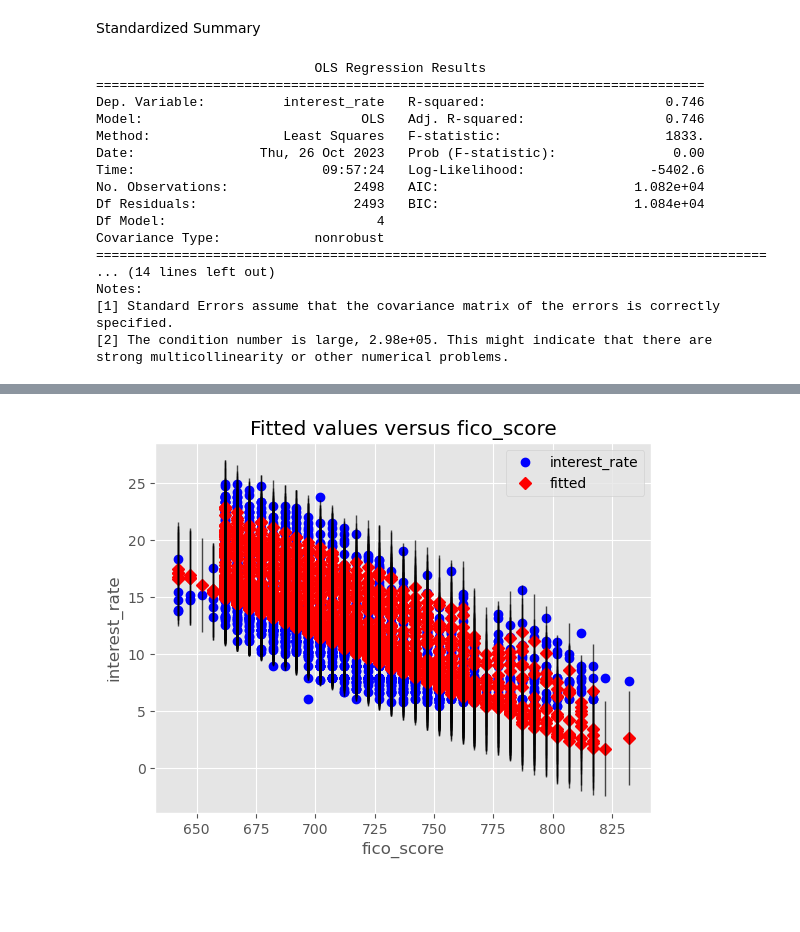
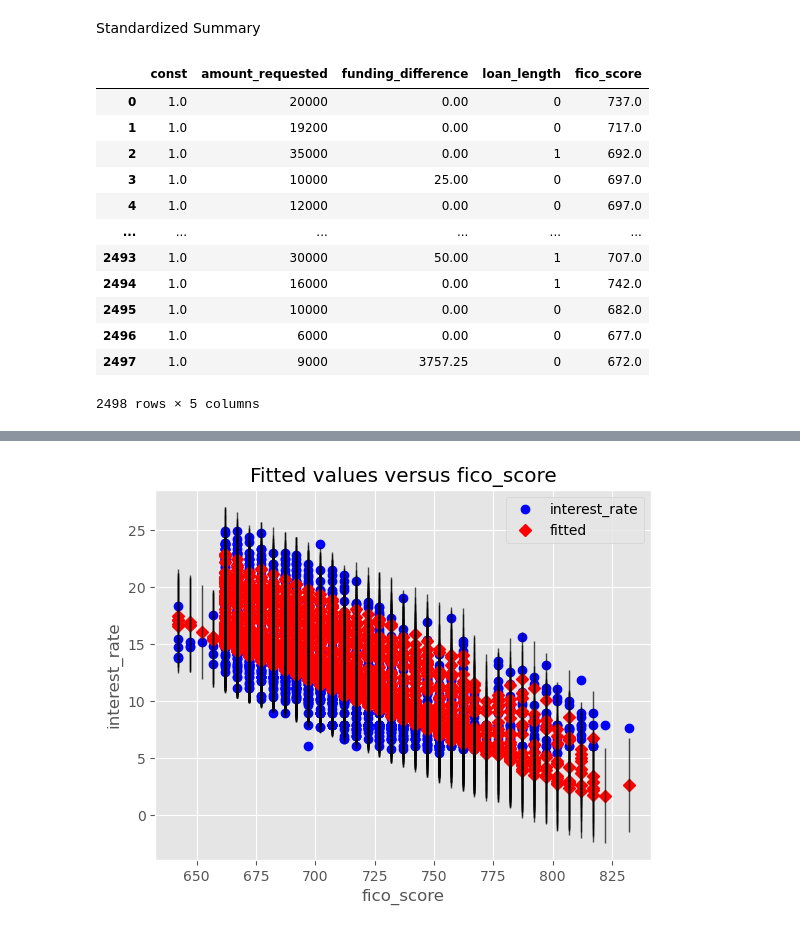
Before and after one commit to chrislee137/Linear_Regression_Case_Study, a Jupyter notebook: solutions/solution.ipynb, the cells around one changed output, grey strips where cells are left out. Saved outputs shown, nothing was run; the diff lists cells and outputs as text; code cells hidden in the pictures; blank space fills up the shorter version.

```diff
--- a/solutions/solution.ipynb
+++ b/solutions/solution.ipynb
@@ -271,0 +269,16 @@ class XyScaler(BaseEstimator, TransformerMixin):
+# %%
+X
+# %% [output]
+|  | const | amount_requested | funding_difference | loan_length | fico_score |
+| 0 | 1.0 | 20000 | 0.00 | 0 | 737.0 |
+| 1 | 1.0 | 19200 | 0.00 | 0 | 717.0 |
+| 2 | 1.0 | 35000 | 0.00 | 1 | 692.0 |
+| 3 | 1.0 | 10000 | 25.00 | 0 | 697.0 |
+| 4 | 1.0 | 12000 | 0.00 | 0 | 697.0 |
+| ... | ... | ... | ... | ... | ... |
+| 2493 | 1.0 | 30000 | 50.00 | 1 | 707.0 |
+| 2494 | 1.0 | 16000 | 0.00 | 1 | 742.0 |
+| 2495 | 1.0 | 10000 | 0.00 | 0 | 682.0 |
+| 2496 | 1.0 | 6000 | 0.00 | 0 | 677.0 |
+| 2497 | 1.0 | 9000 | 3757.25 | 0 | 672.0 |
+2498 rows × 5 columns
@@ -272,28 +291,8 @@ class XyScaler(BaseEstimator, TransformerMixin):
 # %%
-df_scaler = XyScaler()
-df_scaler.fit(X, np.array(y))
-X_scaled, y_scaled = df_scaler.transform(X, np.array(y))
+# X_scaled = sm.add_constant(X_scaled)
+# scaled_model = sm.OLS(y, X_scaled).fit()
+# scaled_predictions = scaled_model.predict(X_scaled)
 
-scaled_model = sm.OLS(y_scaled,X_scaled).fit()
-scaled_predictions = scaled_model.predict(X_scaled)
-
-print_scaled_table = scaled_model.summary()
-print(print_simple_table)
+# print_scaled_table = scaled_model.summary()
+# print(print_scaled_table)
+# # X_scaled
-# %% [output]
-                            OLS Regression Results
-==============================================================================
-Dep. Variable:          interest_rate   R-squared:                       0.746
-Model:                            OLS   Adj. R-squared:                  0.746
-Method:                 Least Squares   F-statistic:                     1833.
-Date:                Thu, 26 Oct 2023   Prob (F-statistic):               0.00
-Time:                        09:57:24   Log-Likelihood:                -5402.6
-No. Observations:                2498   AIC:                         1.082e+04
-Df Residuals:                    2493   BIC:                         1.084e+04
-Df Model:                           4
-Covariance Type:            nonrobust
-======================================================================================
-... (14 lines left out)
-Notes:
-[1] Standard Errors assume that the covariance matrix of the errors is correctly specified.
-[2] The condition number is large, 2.98e+05. This might indicate that there are
-strong multicollinearity or other numerical problems.
```
Also changed, not shown: parts of 23 cells of this notebook.
